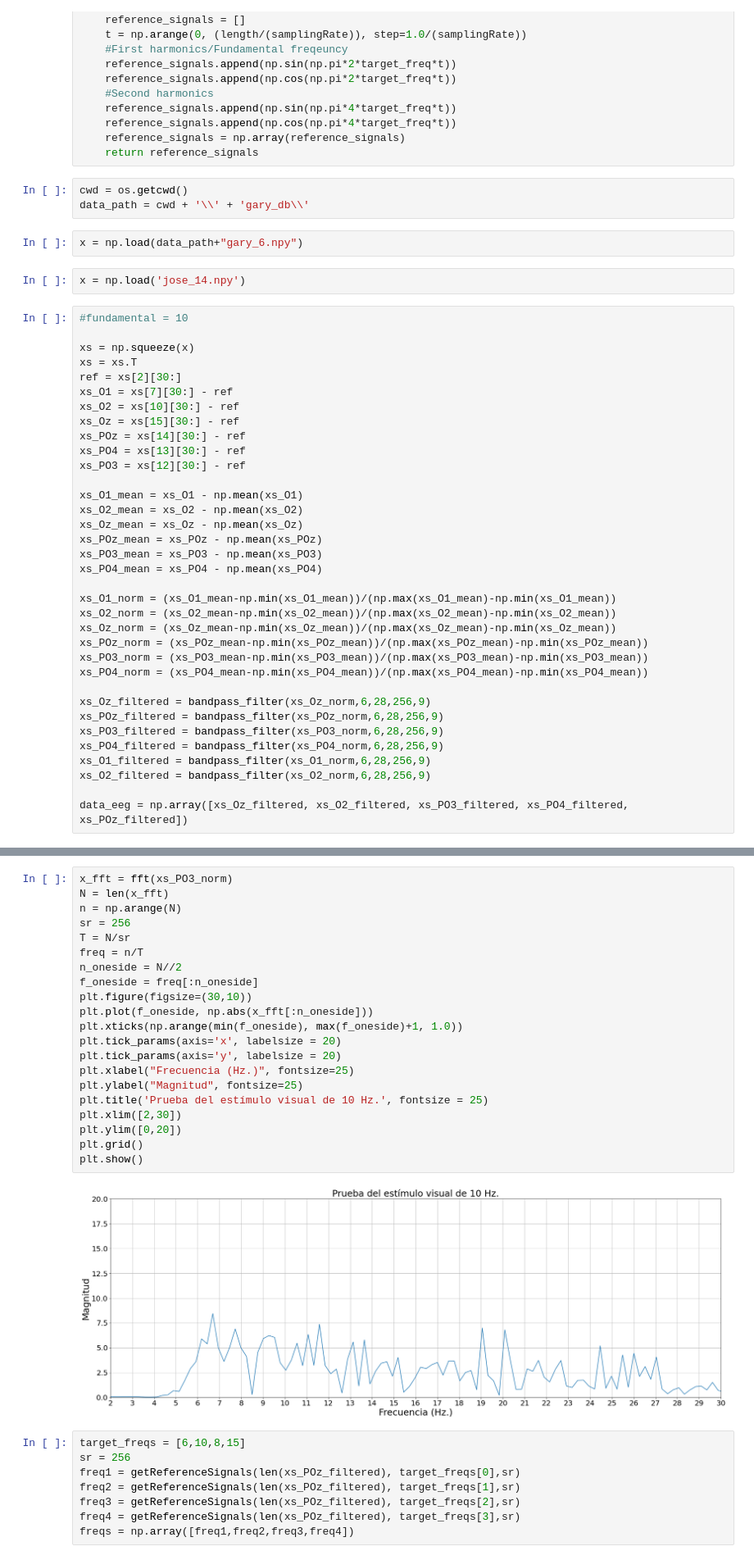
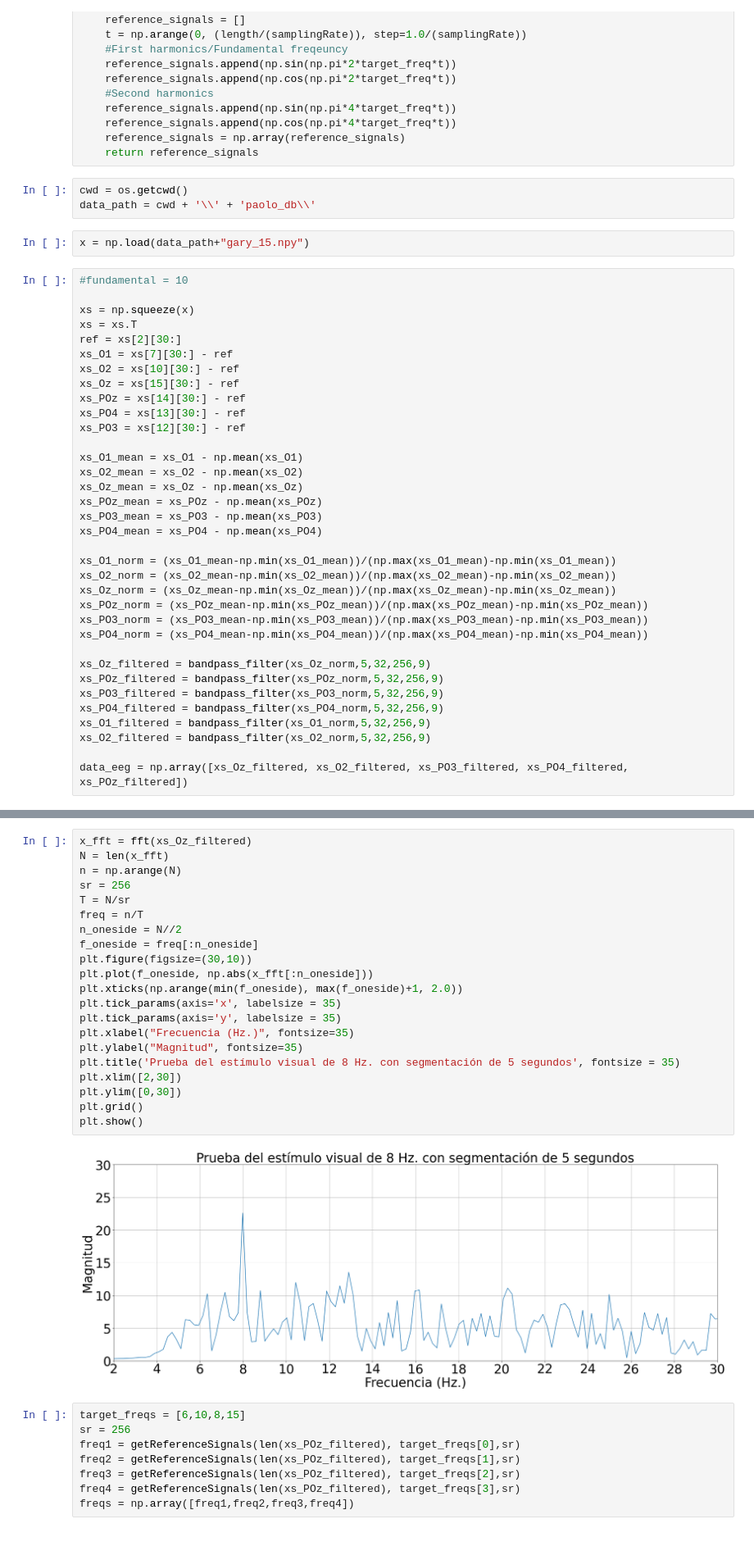
Before and after one commit to josevasquez123/Tesis_codigo, a Jupyter notebook: check_1prueba.ipynb, the cells around one changed output, grey strips where cells are left out. Shown: that part at 82% size. Drawn from its saved outputs; the diff is of its cells as text.

```diff
--- a/check_1prueba.ipynb
+++ b/check_1prueba.ipynb
@@ -50,11 +50,9 @@ def getReferenceSignals(length, target_freq, samplingRate):
 	return reference_signals
 # %%
 cwd = os.getcwd()
-data_path = cwd + '\\' + 'gary_db\\'
+data_path = cwd + '\\' + 'paolo_db\\'
 # %%
-x = np.load(data_path+"gary_6.npy")
+x = np.load(data_path+"gary_15.npy")
-# %%
-x = np.load('jose_14.npy')
 # %%
 #fundamental = 10
 
@@ -82,11 +80,11 @@ xs_POz_norm = (xs_POz_mean-np.min(xs_POz_mean))/(np.max(xs_POz_mean)-np.min(xs_P
 xs_PO3_norm = (xs_PO3_mean-np.min(xs_PO3_mean))/(np.max(xs_PO3_mean)-np.min(xs_PO3_mean))
 xs_PO4_norm = (xs_PO4_mean-np.min(xs_PO4_mean))/(np.max(xs_PO4_mean)-np.min(xs_PO4_mean))
 
-xs_Oz_filtered = bandpass_filter(xs_Oz_norm,6,28,256,9)
-xs_POz_filtered = bandpass_filter(xs_POz_norm,6,28,256,9)
-xs_PO3_filtered = bandpass_filter(xs_PO3_norm,6,28,256,9)
-xs_PO4_filtered = bandpass_filter(xs_PO4_norm,6,28,256,9)
-xs_O1_filtered = bandpass_filter(xs_O1_norm,6,28,256,9)
-xs_O2_filtered = bandpass_filter(xs_O2_norm,6,28,256,9)
+xs_Oz_filtered = bandpass_filter(xs_Oz_norm,5,32,256,9)
+xs_POz_filtered = bandpass_filter(xs_POz_norm,5,32,256,9)
+xs_PO3_filtered = bandpass_filter(xs_PO3_norm,5,32,256,9)
+xs_PO4_filtered = bandpass_filter(xs_PO4_norm,5,32,256,9)
+xs_O1_filtered = bandpass_filter(xs_O1_norm,5,32,256,9)
+xs_O2_filtered = bandpass_filter(xs_O2_norm,5,32,256,9)
 
 data_eeg = np.array([xs_Oz_filtered, xs_O2_filtered, xs_PO3_filtered, xs_PO4_filtered, xs_POz_filtered])
@@ -93,26 +105,26 @@ data_eeg = np.array([xs_Oz_filtered, xs_O2_filtered, xs_PO3_filtered, xs_PO4_fil
 # %%
-x_fft = fft(xs_PO3_norm)
+x_fft = fft(xs_Oz_filtered)
 N = len(x_fft)
 n = np.arange(N)
 sr = 256
 T = N/sr
 freq = n/T
 n_oneside = N//2
 f_oneside = freq[:n_oneside]
 plt.figure(figsize=(30,10))
 plt.plot(f_oneside, np.abs(x_fft[:n_oneside]))
-plt.xticks(np.arange(min(f_oneside), max(f_oneside)+1, 1.0))
-plt.tick_params(axis='x', labelsize = 20)
-plt.tick_params(axis='y', labelsize = 20)
-plt.xlabel("Frecuencia (Hz.)", fontsize=25)
-plt.ylabel("Magnitud", fontsize=25)
-plt.title('Prueba del estímulo visual de 10 Hz.', fontsize = 25)
+plt.xticks(np.arange(min(f_oneside), max(f_oneside)+1, 2.0))
+plt.tick_params(axis='x', labelsize = 35)
+plt.tick_params(axis='y', labelsize = 35)
+plt.xlabel("Frecuencia (Hz.)", fontsize=35)
+plt.ylabel("Magnitud", fontsize=35)
+plt.title('Prueba del estímulo visual de 8 Hz. con segmentación de 5 segundos', fontsize = 35)
 plt.xlim([2,30])
-plt.ylim([0,20])
+plt.ylim([0,30])
 plt.grid()
 plt.show()
 # %% [output]
-[figure, old version]
+[figure, new version]
 # %%
 target_freqs = [6,10,8,15]
 sr = 256
```
Also changed, not shown: parts of 2 cells of this notebook, 39 other files.
